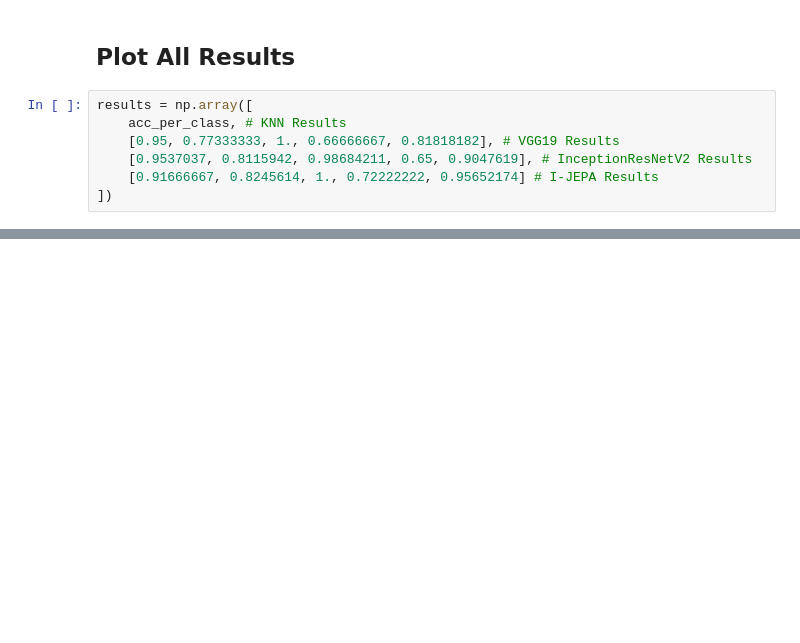
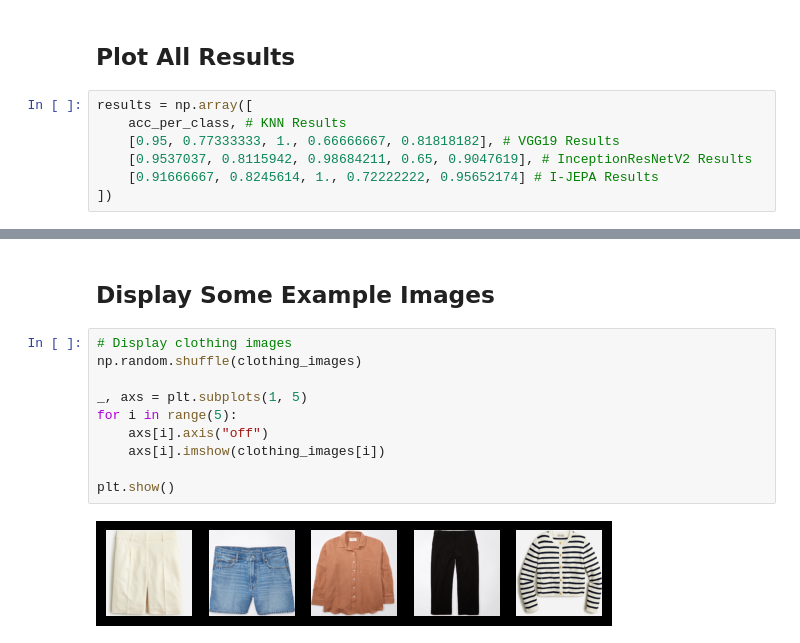
Before and after one commit to ianjwhitehouse/outfit-recomender, a Jupyter notebook: Plain KNN.ipynb, the cells around one changed output, grey strips where cells are left out. Saved outputs shown, nothing was run; the diff lists cells and outputs as text; blank space fills up the shorter version.

```diff
--- a/Plain KNN.ipynb
+++ b/Plain KNN.ipynb
@@ -77,0 +78,14 @@ plt.show()
+# %% [markdown]
+## Display Some Example Images
+# %%
+# Display clothing images
+np.random.shuffle(clothing_images)
+
+_, axs = plt.subplots(1, 5)
+for i in range(5):
+    axs[i].axis("off")
+    axs[i].imshow(clothing_images[i])
+
+plt.show()
+# %% [output]
+[figure, added]
```
Also changed, not shown: parts of 5 cells of this notebook.
